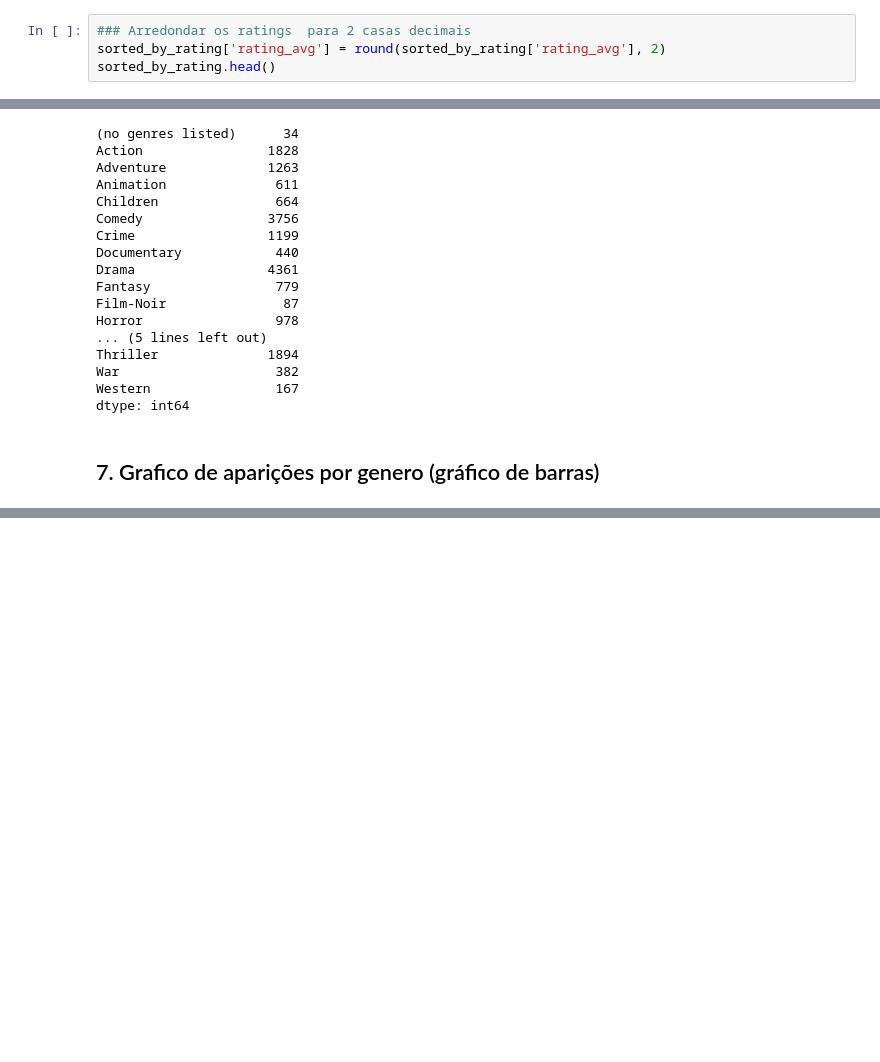
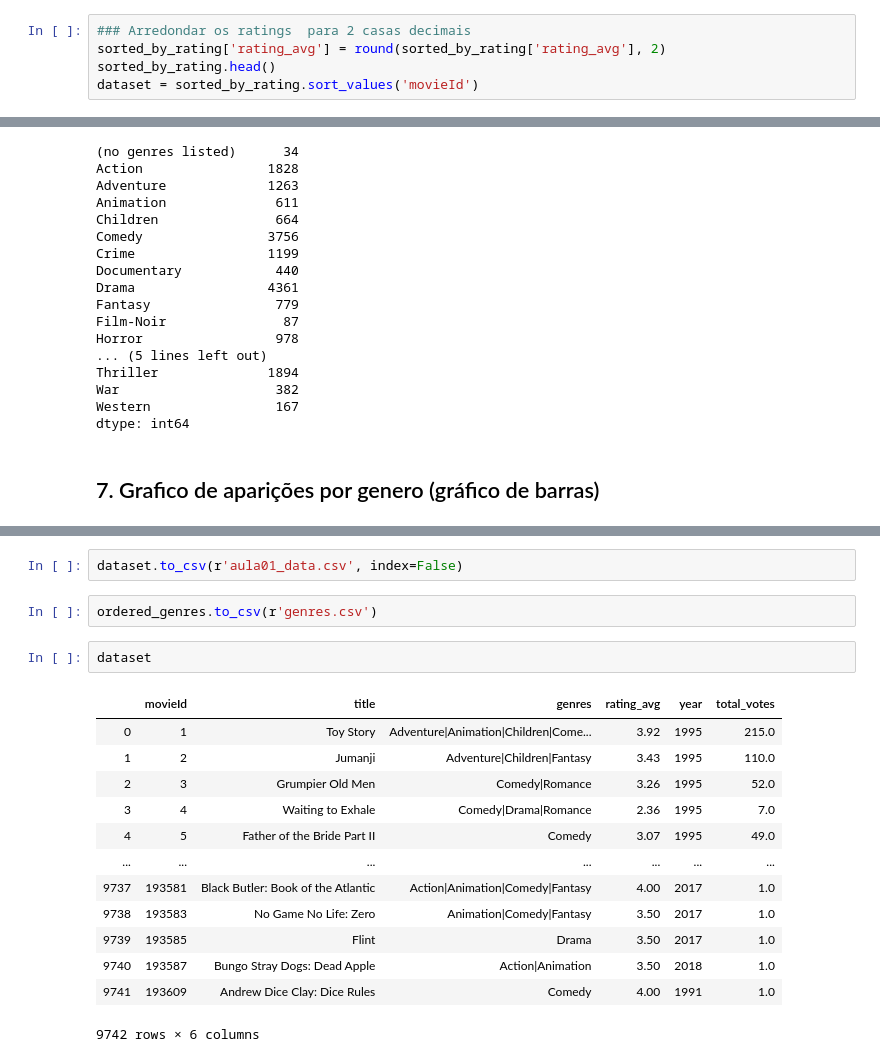
Before and after one commit to hugueds/quarentena-dados, a Jupyter notebook: Aula01.ipynb, the cells around one changed output, grey strips where cells are left out. Drawn from its saved outputs; the diff is of its cells as text; blank space fills up the shorter version.

```diff
--- a/Aula01.ipynb
+++ b/Aula01.ipynb
@@ -224,3 +226,4 @@ Numero total de avaliacoes: 100836
 ### Arredondar os ratings  para 2 casas decimais
 sorted_by_rating['rating_avg'] = round(sorted_by_rating['rating_avg'], 2)
 sorted_by_rating.head()
+dataset = sorted_by_rating.sort_values('movieId')
@@ -278,0 +277,20 @@ plt.show()
+# %%
+dataset.to_csv(r'aula01_data.csv', index=False)
+# %%
+ordered_genres.to_csv(r'genres.csv')
+# %%
+dataset
+# %% [output]
+|  | movieId | title | genres | rating_avg | year | total_votes |
+| 0 | 1 | Toy Story | Adventure|Animation|Children|Come... | 3.92 | 1995 | 215.0 |
+| 1 | 2 | Jumanji | Adventure|Children|Fantasy | 3.43 | 1995 | 110.0 |
+| 2 | 3 | Grumpier Old Men | Comedy|Romance | 3.26 | 1995 | 52.0 |
+| 3 | 4 | Waiting to Exhale | Comedy|Drama|Romance | 2.36 | 1995 | 7.0 |
+| 4 | 5 | Father of the Bride Part II | Comedy | 3.07 | 1995 | 49.0 |
+| ... | ... | ... | ... | ... | ... | ... |
+| 9737 | 193581 | Black Butler: Book of the Atlantic | Action|Animation|Comedy|Fantasy | 4.00 | 2017 | 1.0 |
+| 9738 | 193583 | No Game No Life: Zero | Animation|Comedy|Fantasy | 3.50 | 2017 | 1.0 |
+| 9739 | 193585 | Flint | Drama | 3.50 | 2017 | 1.0 |
+| 9740 | 193587 | Bungo Stray Dogs: Dead Apple | Action|Animation | 3.50 | 2018 | 1.0 |
+| 9741 | 193609 | Andrew Dice Clay: Dice Rules | Comedy | 4.00 | 1991 | 1.0 |
+9742 rows × 6 columns
```
Also changed, not shown: parts of 6 cells of this notebook, 6 other files.
